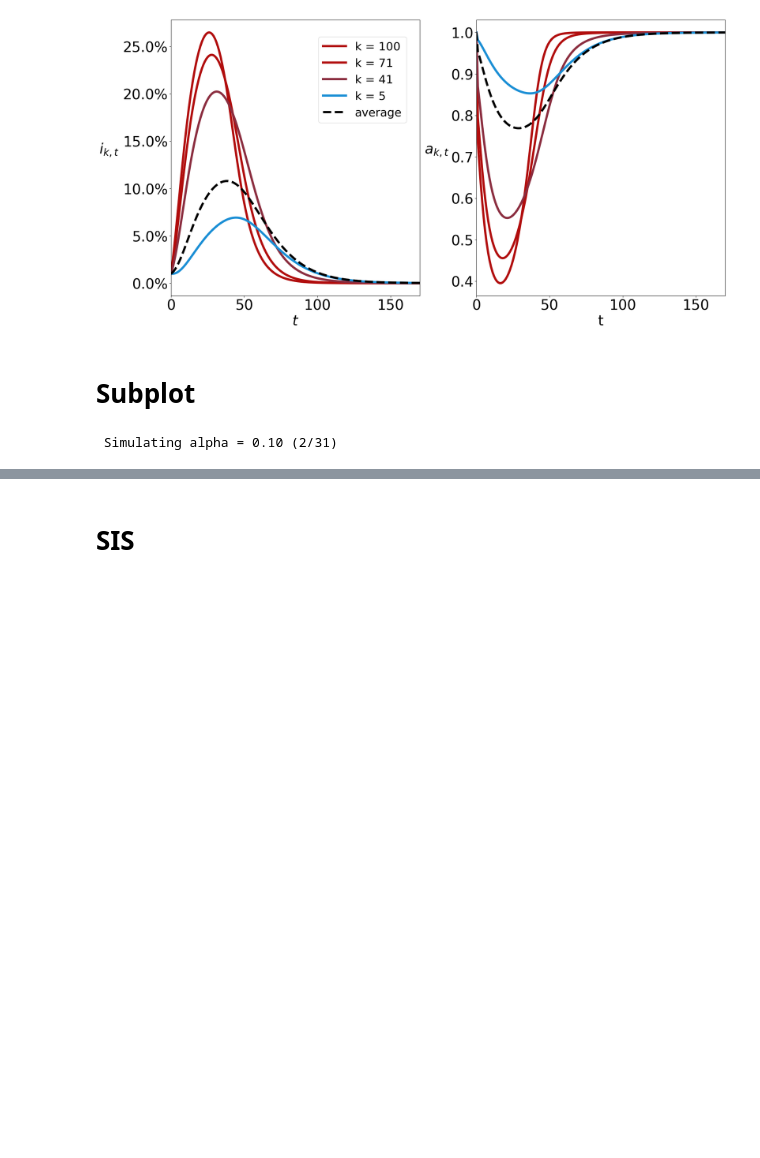
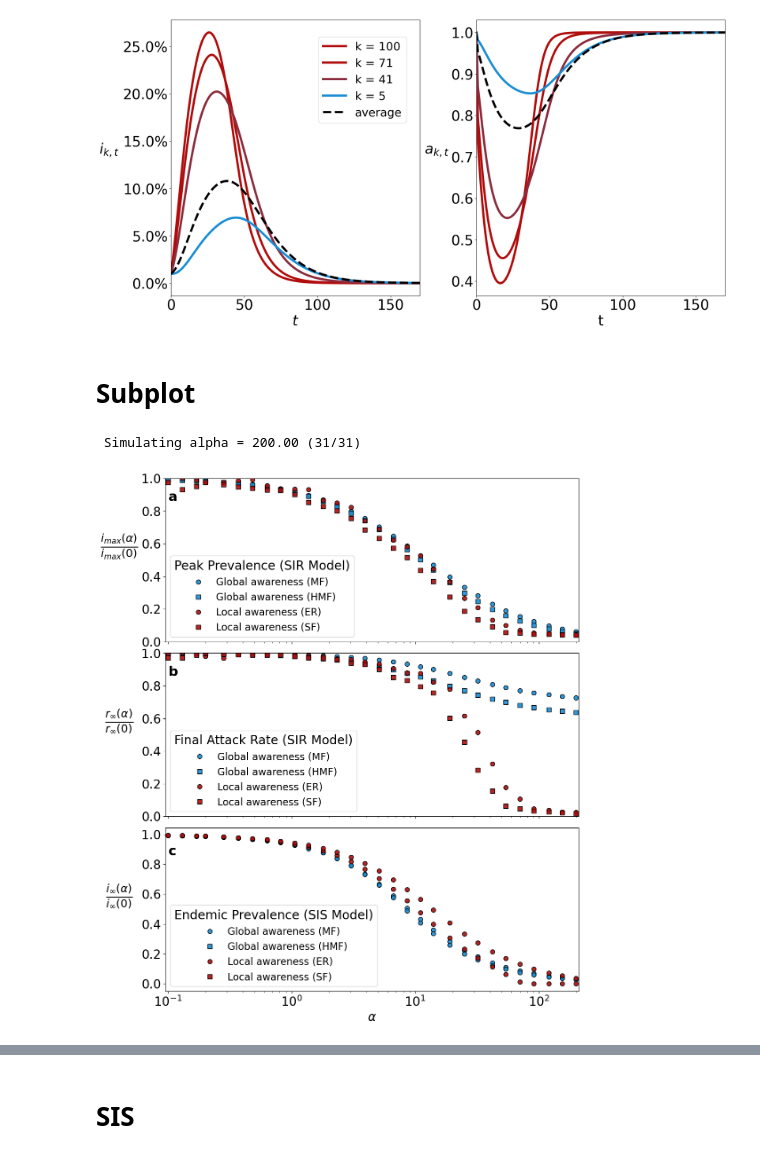
Before and after one commit to lorenzoamir/EpiNetworkPaper, a Jupyter notebook: epi-econ/notebook.ipynb, the cells around one changed output, grey strips where cells are left out. Cells and saved outputs as stored; diff of their text form; code cells hidden in the pictures; blank space fills up the shorter version.

```diff
--- a/epi-econ/notebook.ipynb
+++ b/epi-econ/notebook.ipynb
@@ -483,13 +606,15 @@ if HMF == True:
 # %% [markdown]
 # Subplot
 # %%
+from matplotlib.lines import Line2D
+
 if R_INF == True and I_MAX == True:
 
     alpha_grid = []
 
-    random_sir_path = "./output/random_sir/"
-    scalefree_sir_path = "./output/scalefree_sir"
-    random_sis_path = "./output/random_sis/"
+    random_sir_path    = "./output_prova/random_sir/"
+    scalefree_sir_path = "./output_prova/scalefree_sir"
+    random_sis_path    = "./output/random_sis/"
     scalefree_sis_path = "./output/scalefree_sis"
 
     for dirname in os.listdir(random_sir_path):
@@ -499,8 +624,8 @@ if R_INF == True and I_MAX == True:
     alpha_grid.sort()
     alpha_grid = np.array(alpha_grid)
 
-    fontsize = 22
-    bigfontsize = 28
+    fontsize = 20
+    bigfontsize = 26
     linewidth = 1
     markersize = 50
 
@@ -513,8 +638,8 @@ if R_INF == True and I_MAX == True:
 
     plt.rcParams['legend.title_fontsize'] = 24
 
-    fig, (ax1, ax2, ax3) = plt.subplots(3, 1, figsize=(12, 14), sharex='col', sharey='row')
-    fig.subplots_adjust(hspace=0.1)
+    fig, (ax1, ax2, ax3) = plt.subplots(3, 1, figsize=(12, 15), sharex='col', sharey='row')
+    fig.subplots_adjust(hspace=0.07)
     plt.setp([a.get_xticklabels() for a in fig.axes[:-2]], visible=True)
 
     for ax in fig.axes:
@@ -527,12 +652,22 @@ if R_INF == True and I_MAX == True:
     ax2.set_ylabel(r'$\frac {{ r_{\infty}(\alpha) }}{{r_{\infty}(0)}}$', fontsize = bigfontsize, labelpad = 36).set_rotation(0)
     ax3.set_ylabel(r'$\frac {{ i_{\infty}(\alpha) }}{{i_{\infty}(0)}}$', fontsize = bigfontsize, labelpad = 36).set_rotation(0)
 
+    legend_elements = [
+        Line2D([0], [0],  label='Global awareness (MF)' , marker='o', color=c2_light, markerfacecolor=c2_light, markeredgecolor='k', markersize=np.sqrt(markersize),linestyle=' '),
+        Line2D([0], [0],  label='Global awareness (HMF)', marker='s', color=c2_light, markerfacecolor=c2_light, markeredgecolor='k', markersize=np.sqrt(markersize),linestyle=' '),
+        Line2D([0], [0],  label='Local awareness (ER)'  , marker='o', color=c1_light, markerfacecolor=c1_light, markeredgecolor='k', markersize=np.sqrt(markersize),linestyle=' '),
+        Line2D([0], [0],  label='Local awareness (SF)'  , marker='s', color=c1_light, markerfacecolor=c1_light, markeredgecolor='k', markersize=np.sqrt(markersize),linestyle=' ')
+    ]
+
+    ax1.legend(handles=legend_elements, prop={'size': 16}, loc='lower left', title='Peak Prevalence (SIR Model)'   , title_fontsize=fontsize, fontsize=fontsize)
+    ax2.legend(handles=legend_elements, prop={'size': 16}, loc='lower left', title='Final Attack Rate (SIR Model)' , title_fontsize=fontsize, fontsize=fontsize)
+    ax3.legend(handles=legend_elements, prop={'size': 16}, loc='lower left', title='Endemic Prevalence (SIS Model)', title_fontsize=fontsize, fontsize=fontsize)
+
     for idx, alpha in enumerate(alpha_grid):
         print("", end='\r')
         print(" Simulating alpha = {:.2f} ({}/{})".format(alpha, idx+1, len(alpha_grid)), end='\r')
 
         # MF
-
         tt, result_MF, a, eradicated = simulate_MF('sir', t_max, beta, mu, alpha, delta, i0, a_steps, dt)
         _,  result_sis_MF, _, _ = simulate_MF('sis', t_max, beta, mu, alpha, delta, i0, a_steps, dt)
         i_inf = result_sis_MF["i"][-1]
@@ -541,9 +676,7 @@ if R_INF == True and I_MAX == True:
             MF_i_max_0 = max(result_MF["i"])
             r_inf_0_MF = result_MF["r"][-1]
             i_inf_0_MF = i_inf
-            ax2.scatter([],[], linewidth=linewidth,
-                    facecolor=c2_light, marker = "o",
-                    label="Global awareness (MF)", s=markersize, edgecolor="k")
+
         else:
             ax1.scatter(alpha, max(result_MF["i"])/MF_i_max_0,
                        linewidth=linewidth, facecolor=c2_light, marker = "o",
@@ -572,10 +705,6 @@ if R_INF == True and I_MAX == True:
             r_inf_0_HMF = res_r_tot[-1]
             i_inf_0_HMF = i_inf
 
-            ax2.scatter([],[], facecolor=c2_light,
-                       linewidth=linewidth, marker = "s",
-                       label="Global awareness (HMF)", s=markersize,
-                       edgecolor="k")
         else:
 
             ax1.scatter(alpha, max(res_i_tot)/HMF_i_max_0,
@@ -598,9 +727,7 @@ if R_INF == True and I_MAX == True:
             random_i_max_0 = np.mean([max(run) for run in random_sir_matrix])
             r_inf_0_random = np.mean(r_inf) # mean value of r_inf with alpha = 0
             i_inf_0_random = np.mean(i_inf)
-            ax2.scatter([],[], facecolor=c1_light, marker = "o",
-                    linewidth=linewidth, label="Local awareness (ER)",
-                    s=markersize, edgecolor="k")
+
         else:
             i_max = np.mean([max(run) for run in random_sir_matrix])
             r_inf_mean = np.mean(r_inf) # mean value of r_inf
@@ -626,45 +753,39 @@ if R_INF == True and I_MAX == True:
             scalefree_i_max_0 = np.mean([max(run) for run in scalefree_sir_matrix])
             r_inf_0_scalefree = np.mean(r_inf)
             i_inf_0_scalefree = np.mean(i_inf)
-            ax2.scatter([],[], facecolor=c1_light, marker = "s",
-                    linewidth=linewidth, label="Local awareness (SF)",
-                    s=markersize, edgecolor="k")
+
         else:
             i_max = np.mean([max(run) for run in scalefree_sir_matrix])
             r_inf_mean = np.mean(r_inf) # mean value of r_inf
             i_inf_mean = np.mean(i_inf)
             ax2.scatter(alpha, np.mean(r_inf)/r_inf_0_scalefree,
                     linewidth=linewidth, facecolor=c1_light,
                     marker = "s", s=markersize, edgecolor="k")
             ax1.scatter(alpha, i_max/scalefree_i_max_0,
                        linewidth=linewidth, facecolor=c1_light, marker = "s",
                        s=markersize, edgecolor="k")
             ax3.scatter(alpha, i_inf_mean/i_inf_0_scalefree,
                     linewidth=linewidth, facecolor=c1_light, marker = "o",
                     s=markersize, edgecolor="k")
 
     alpha_min = min(alpha_grid)
     alpha_max = max(alpha_grid)
 
     ax1.text(1e-1, 0.86, r"$\bf{a}$", horizontalalignment='left', fontsize=22)
     ax2.text(1e-1, 0.86, r"$\bf{b}$", horizontalalignment='left', fontsize=22)
-
-    #ax1.set_xlim(0.09, 1.1*alpha_max)
-    #ax2.set_xlim(0.09, 1.1*alpha_max)
+    ax3.text(1e-1, 0.86, r"$\bf{c}$", horizontalalignment='left', fontsize=22)
 
     ax1.set_xlim(0.095, 210)
     ax2.set_xlim(0.095, 210)
     ax3.set_xlim(0.095, 210)
 
-
     ax1.set_ylim(0, 1)
     ax2.set_ylim(0, 1)
 
-    ax2.legend(prop={'size': 18}, fontsize='big')
-
     #fig.tight_layout()
-    plt.savefig("../Figures/subplot/subplot.pdf", bbox_inches='tight')
+    #plt.savefig("../Figures/subplot/subplot.pdf", bbox_inches='tight')
     plt.show()
 # %% [output]
- Simulating alpha = 0.10 (2/31)
+ Simulating alpha = 200.00 (31/31)
+[figure, added]
 # %%
```
Also changed, not shown: parts of 21 cells of this notebook, 19 other files.
